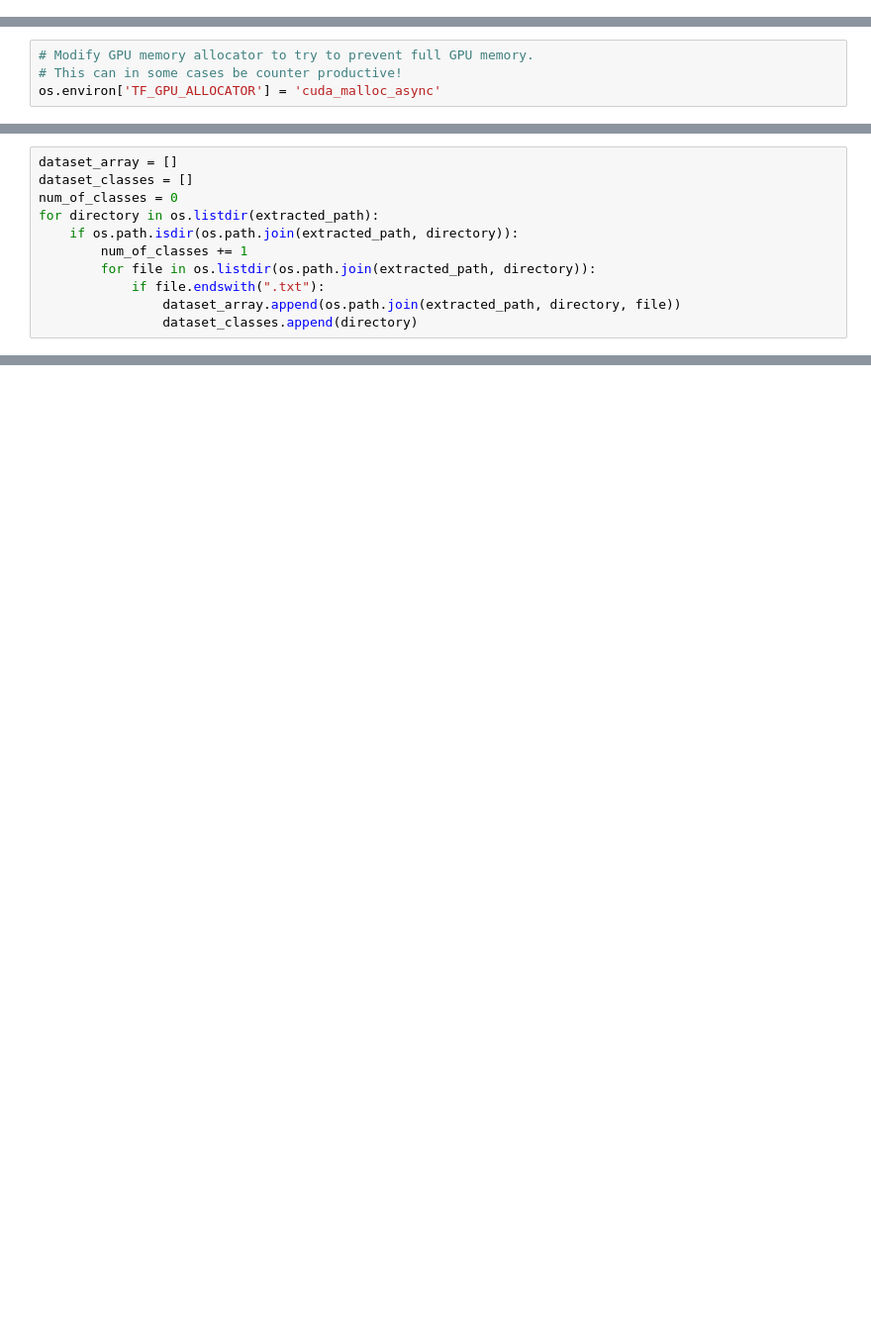
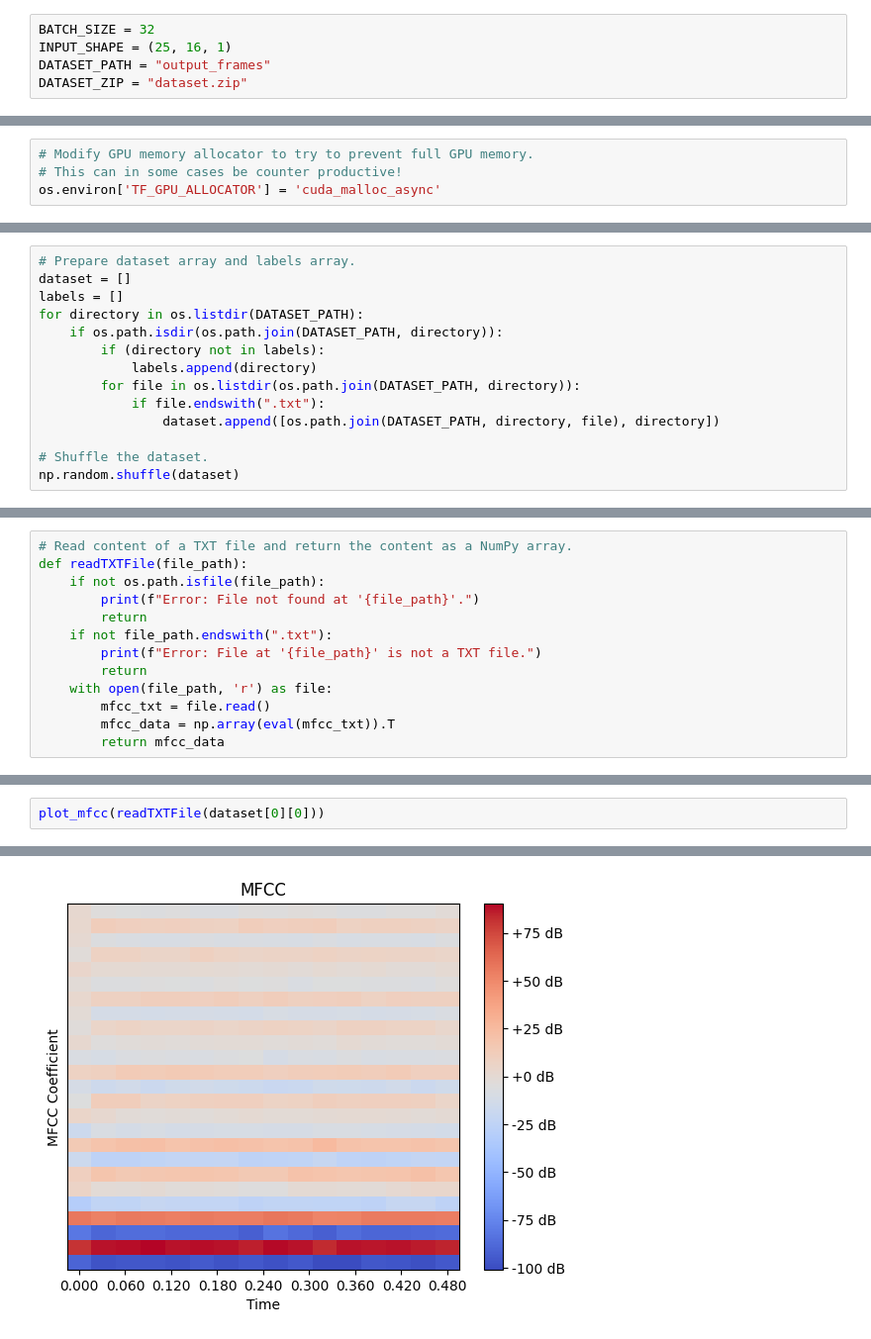
Before and after one commit to williamfridh/Vehicle-Classifying-and-Counting-Convolution-Neural-Networks-Onboard-Cost-Efficient-Microcontrollers, a Jupyter notebook: Model/model_0.ipynb, the cells around one changed output, grey strips where cells are left out. Shown: that part at 99% size. Saved outputs shown, nothing was run; the diff lists cells and outputs as text; blank space fills up the shorter version.

```diff
--- a/Model/model_0.ipynb
+++ b/Model/model_0.ipynb
@@ -0,0 +1,5 @@
+# %%
+BATCH_SIZE = 32
+INPUT_SHAPE = (25, 16, 1)
+DATASET_PATH = "output_frames"
+DATASET_ZIP = "dataset.zip"
@@ -111,11 +81,0 @@ extracted_path = "output_frames"
-# %%
-dataset_array = []
-dataset_classes = []
-num_of_classes = 0
-for directory in os.listdir(extracted_path):
-    if os.path.isdir(os.path.join(extracted_path, directory)):
-        num_of_classes += 1
-        for file in os.listdir(os.path.join(extracted_path, directory)):
-            if file.endswith(".txt"):
-                dataset_array.append(os.path.join(extracted_path, directory, file))
-                dataset_classes.append(directory)
@@ -288,0 +120,14 @@ fitModel(sequential_model, train_tf, val_tf, 10, 32, True)
+# %%
+# Prepare dataset array and labels array.
+dataset = []
+labels = []
+for directory in os.listdir(DATASET_PATH):
+    if os.path.isdir(os.path.join(DATASET_PATH, directory)):
+        if (directory not in labels):
+            labels.append(directory)
+        for file in os.listdir(os.path.join(DATASET_PATH, directory)):
+            if file.endswith(".txt"):
+                dataset.append([os.path.join(DATASET_PATH, directory, file), directory])
+
+# Shuffle the dataset.
+np.random.shuffle(dataset)
@@ -288,0 +140,13 @@ fitModel(sequential_model, train_tf, val_tf, 10, 32, True)
+# %%
+# Read content of a TXT file and return the content as a NumPy array.
+def readTXTFile(file_path):
+    if not os.path.isfile(file_path):
+        print(f"Error: File not found at '{file_path}'.")
+        return
+    if not file_path.endswith(".txt"):
+        print(f"Error: File at '{file_path}' is not a TXT file.")
+        return
+    with open(file_path, 'r') as file:
+        mfcc_txt = file.read()
+        mfcc_data = np.array(eval(mfcc_txt)).T
+        return mfcc_data
@@ -288,0 +164,3 @@ fitModel(sequential_model, train_tf, val_tf, 10, 32, True)
+# %%
+plot_mfcc(readTXTFile(dataset[0][0]))
+# %% [output]
@@ -288,0 +168 @@ fitModel(sequential_model, train_tf, val_tf, 10, 32, True)
+[figure, added]
```
Also changed, not shown: parts of 46 cells of this notebook.
